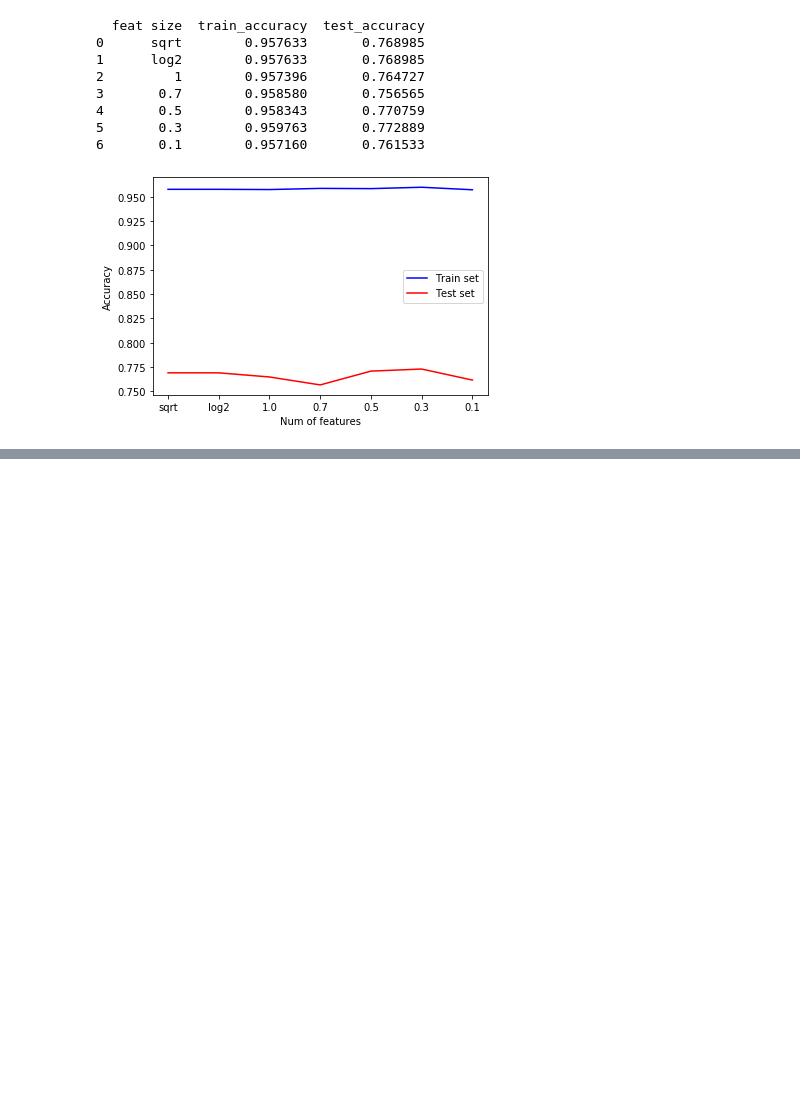
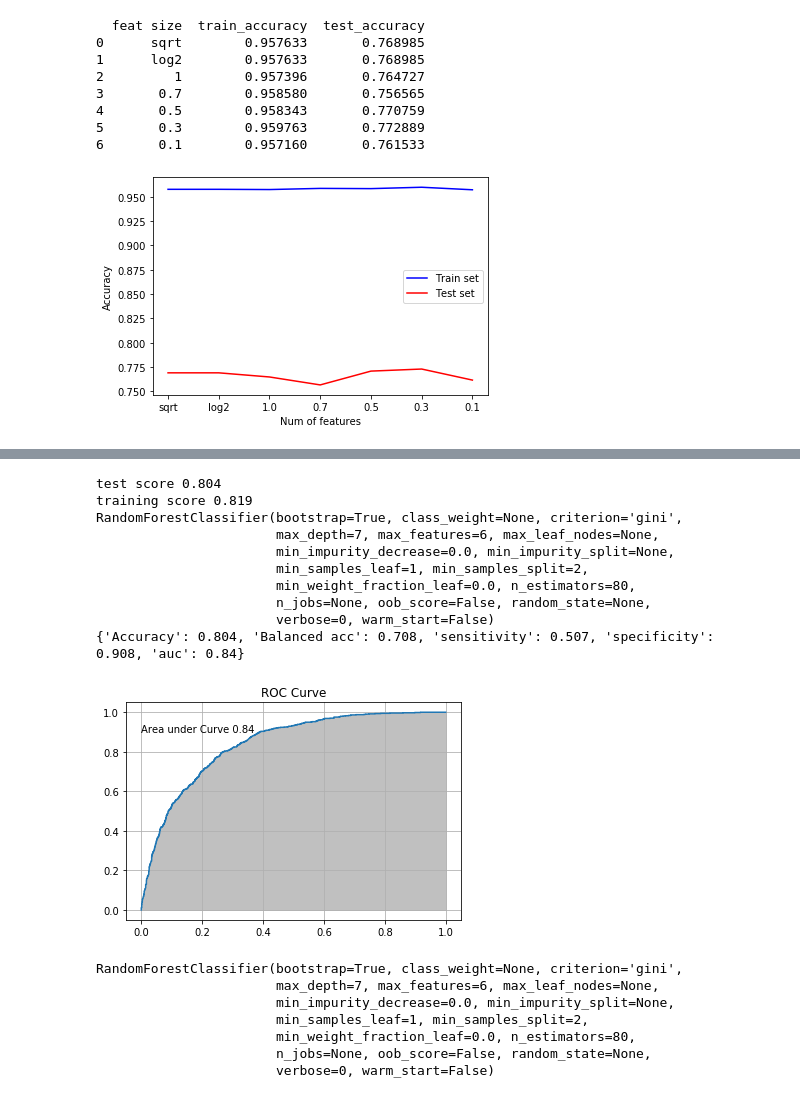
Before and after one commit to KanduriR/Kaggle-Telco-Customer-Churn, a Jupyter notebook: Telcom Churn - Modelling.ipynb, the cells around one changed output, grey strips where cells are left out. Drawn from its saved outputs; the diff is of its cells as text; code cells hidden in the pictures; blank space fills up the shorter version.

```diff
--- a/Telcom Churn - Modelling.ipynb
+++ b/Telcom Churn - Modelling.ipynb
@@ -475,0 +478,16 @@ TypeError: 1.0 is not a string
+# %%
+#lets try gridsearch with these values
+
+from sklearn.model_selection import GridSearchCV
+from warnings import simplefilter
+
+simplefilter(action='ignore', category = FutureWarning)
+
+parameters = {'n_estimators':[80,100], 'max_depth':[5,7,10], 'max_features':[6,7]}
+
+#defining the grid classifier estimator
+rnd_forest = RandomForestClassifier()
+rnd_forest_GridCV = GridSearchCV(rnd_forest, parameters, scoring=['accuracy', 'roc_auc'], refit = 'accuracy', cv = 5 )
+
+#fitting the data on the model estimator
+rnd_forest_GridCV.fit(X,Y)
@@ -475,0 +529,21 @@ TypeError: 1.0 is not a string
+# %%
+model_CVsplit_metrics(X,Y,rnd_forest_GridCV.best_estimator_)
+# %% [output]
+test score 0.804
+training score 0.819
+RandomForestClassifier(bootstrap=True, class_weight=None, criterion='gini',
+                       max_depth=7, max_features=6, max_leaf_nodes=None,
+                       min_impurity_decrease=0.0, min_impurity_split=None,
+                       min_samples_leaf=1, min_samples_split=2,
+                       min_weight_fraction_leaf=0.0, n_estimators=80,
+                       n_jobs=None, oob_score=False, random_state=None,
+                       verbose=0, warm_start=False)
+{'Accuracy': 0.804, 'Balanced acc': 0.708, 'sensitivity': 0.507, 'specificity': 0.908, 'auc': 0.84}
+[figure, added]
+RandomForestClassifier(bootstrap=True, class_weight=None, criterion='gini',
+                       max_depth=7, max_features=6, max_leaf_nodes=None,
+                       min_impurity_decrease=0.0, min_impurity_split=None,
+                       min_samples_leaf=1, min_samples_split=2,
+                       min_weight_fraction_leaf=0.0, n_estimators=80,
+                       n_jobs=None, oob_score=False, random_state=None,
+                       verbose=0, warm_start=False)
```
Also changed, not shown: parts of 18 cells of this notebook, 1 other file.
